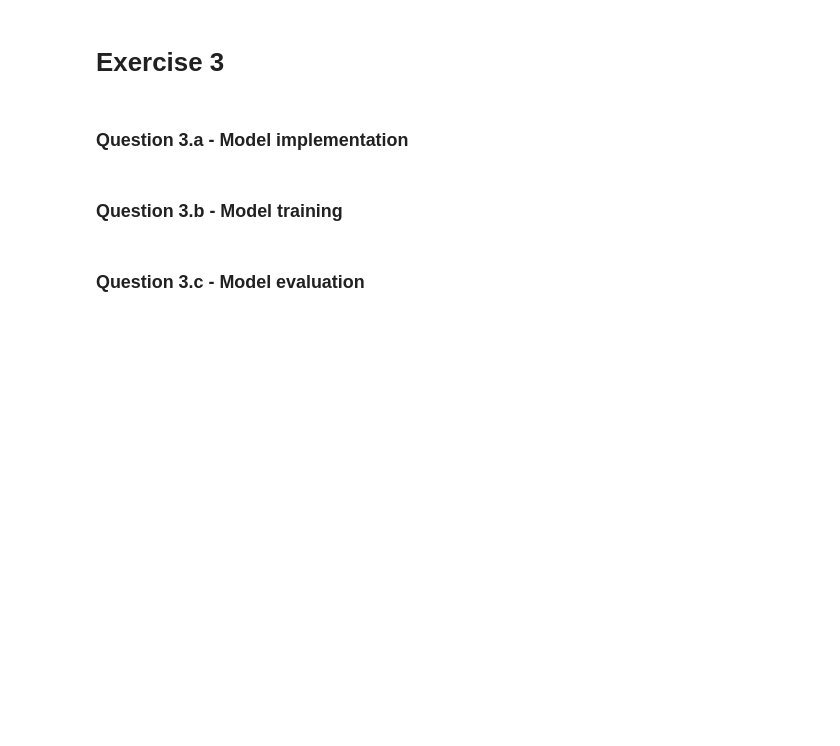
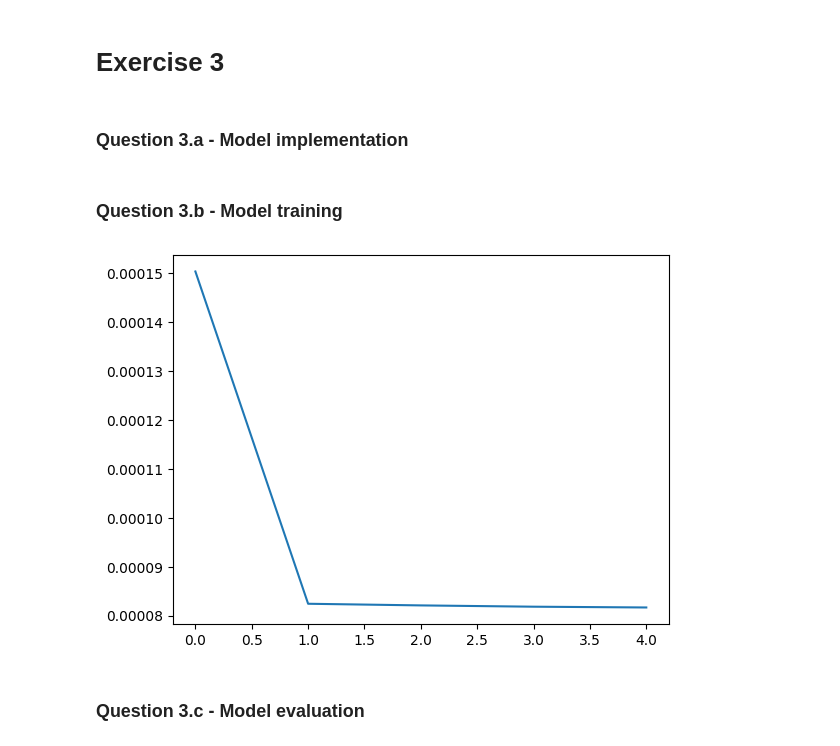
Before and after one commit to RamonKaspar/ML-in-Finance-and-Insurance, a Jupyter notebook: 03_Deep-Hedging/main.ipynb, the cells around one changed output. Saved outputs shown, nothing was run; the diff lists cells and outputs as text; code cells hidden in the pictures; blank space fills up the shorter version.

```diff
--- a/03_Deep-Hedging/main.ipynb
+++ b/03_Deep-Hedging/main.ipynb
@@ -533,6 +569,60 @@ plt.show()
 ### Question 3.b - Model training
 # %%
 # Train the new deep hedging model
+learning_rate = 1e-3
+milestones = [75]
+single_model = SingleNetworkHedgingModel().to(device)
+optimizer = optim.Adam(single_model.parameters(), lr=learning_rate)
+scheduler = torch.optim.lr_scheduler.MultiStepLR(optimizer, milestones=milestones, gamma=0.1)
+NUM_EPOCHS = 5
+BATCH_SIZE = 128
+
+losses = []
+
+start_time = time.time()
+
+single_model.train()
+training_loop = tqdm(range(NUM_EPOCHS))
+for epoch in training_loop:
+    epoch_loss = 0.0
+    for batch_idx, batch in enumerate(train_loader): # Number of batches = num_train / BATCH_SIZE
+        S_batch = batch[0].to(device) # Shape: (batch_size, N+1)
+
+        # Forward pass: Compute hedging strategies H
+        H = single_model(S_batch)
+
+        # Compute delta_S: S_{t_{j+1}} - S_{t_j}
+        delta_S = S_batch[:, 1:] - S_batch[:, :-1]
+
+        # Compute hedging cost: sum_j H_{t_j} * delta_S_{t_j}
+        hedging_cost = torch.sum(H * delta_S, dim=1)
+
+        # Compute the option payoff g(S_T)
+        g_of_S_T = call_option_payoff(S_T=S_batch[:, -1], K=1)
+
+        # Compute hedging error (i.e., the loss)
+        hedging_error = torch.mean(torch.square(g_of_S_T - p - hedging_cost))
+
+        # Backward pass and optimization
+        hedging_error.backward()
+        optimizer.step()
+        optimizer.zero_grad()
+
+        epoch_loss += hedging_error.detach().item()
+
+    scheduler.step()
+
+    avg_epoch_loss = epoch_loss / len(train_loader)
+    losses.append(avg_epoch_loss)
+    training_loop.set_postfix(loss=avg_epoch_loss)
+
+training_time_single = time.time() - start_time
+
+# Plot the training loss
+plt.plot(losses, label='Training loss')
+plt.show()
+# %% [output]
+[figure, added]
 # %% [markdown]
 ### Question 3.c - Model evaluation
 # %%
```
Also changed, not shown: parts of 11 cells of this notebook, 7 other files.
